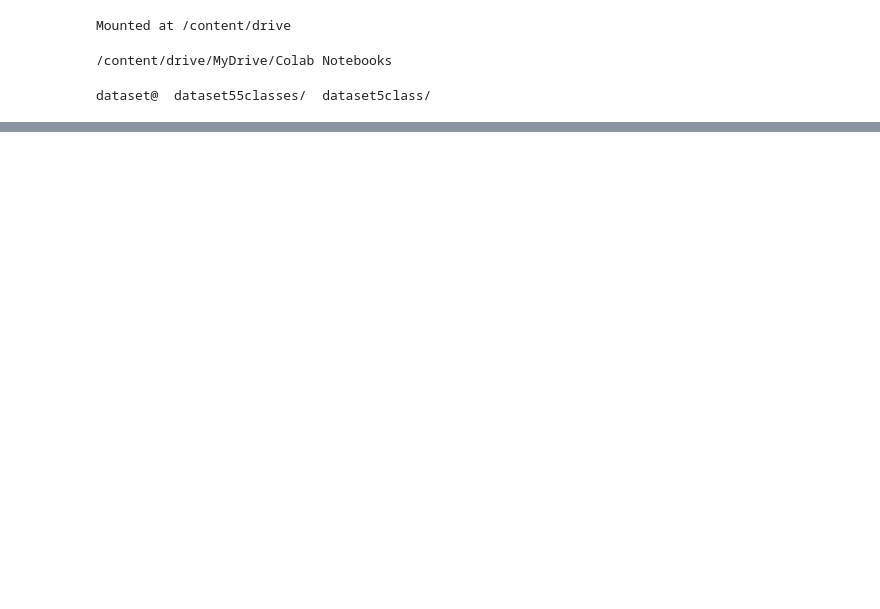
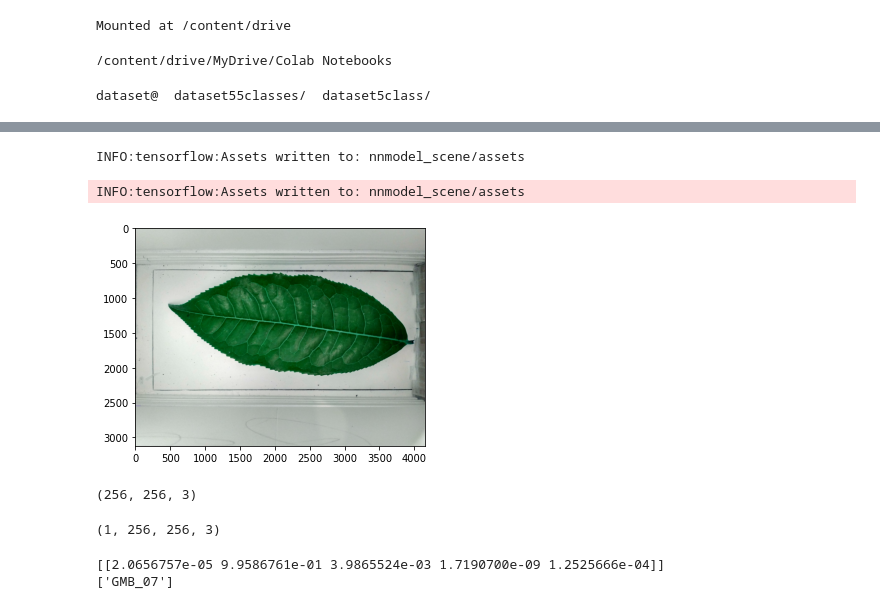
Before and after one commit to 1101148889/MyrepositoryPy, a Jupyter notebook: Assignment11Py.ipynb, the cells around one changed output, grey strips where cells are left out. Drawn from its saved outputs; the diff is of its cells as text; code cells hidden in the pictures; blank space fills up the shorter version.

```diff
--- a/Assignment11Py.ipynb
+++ b/Assignment11Py.ipynb
@@ -57,0 +178,34 @@ print(labels)
+# %%
+model1.save('nnmodel_scene')
+# %% [output]
+INFO:tensorflow:Assets written to: nnmodel_scene/assets
+INFO:tensorflow:Assets written to: nnmodel_scene/assets
+# %%
+import cv2
+import matplotlib.pyplot as plt
+image1='/content/drive/MyDrive/Colab Notebooks/dataset5class/GMB_06/IMG_20200814_133710_HDR.jpg'
+# %%
+img_array = cv2.imread(image1)
+plt.imshow(img_array)
+plt.show()
+# print(type(img_array))
+# %% [output]
+[figure, added]
+# %%
+image_testing = Image.open('/content/drive/MyDrive/Colab Notebooks/dataset5class/GMB_06/IMG_20200814_133710_HDR.jpg')
+image_testing = np.array(image_testing.resize((256, 256))) / 255.0
+image_testing.shape
+# %% [output]
+(256, 256, 3)
+# %%
+image_testing = np.expand_dims(image_testing, axis=0)
+print(image_testing.shape)
+# %% [output]
+(1, 256, 256, 3)
+# %%
+output = model1.predict(image_testing, 1)
+print(output)
+print(lb.classes_[output.argmax(axis=1)])
+# %% [output]
+[[2.0656757e-05 9.9586761e-01 3.9865524e-03 1.7190700e-09 1.2525666e-04]]
+['GMB_07']
```
Also changed, not shown: parts of 12 cells of this notebook.
